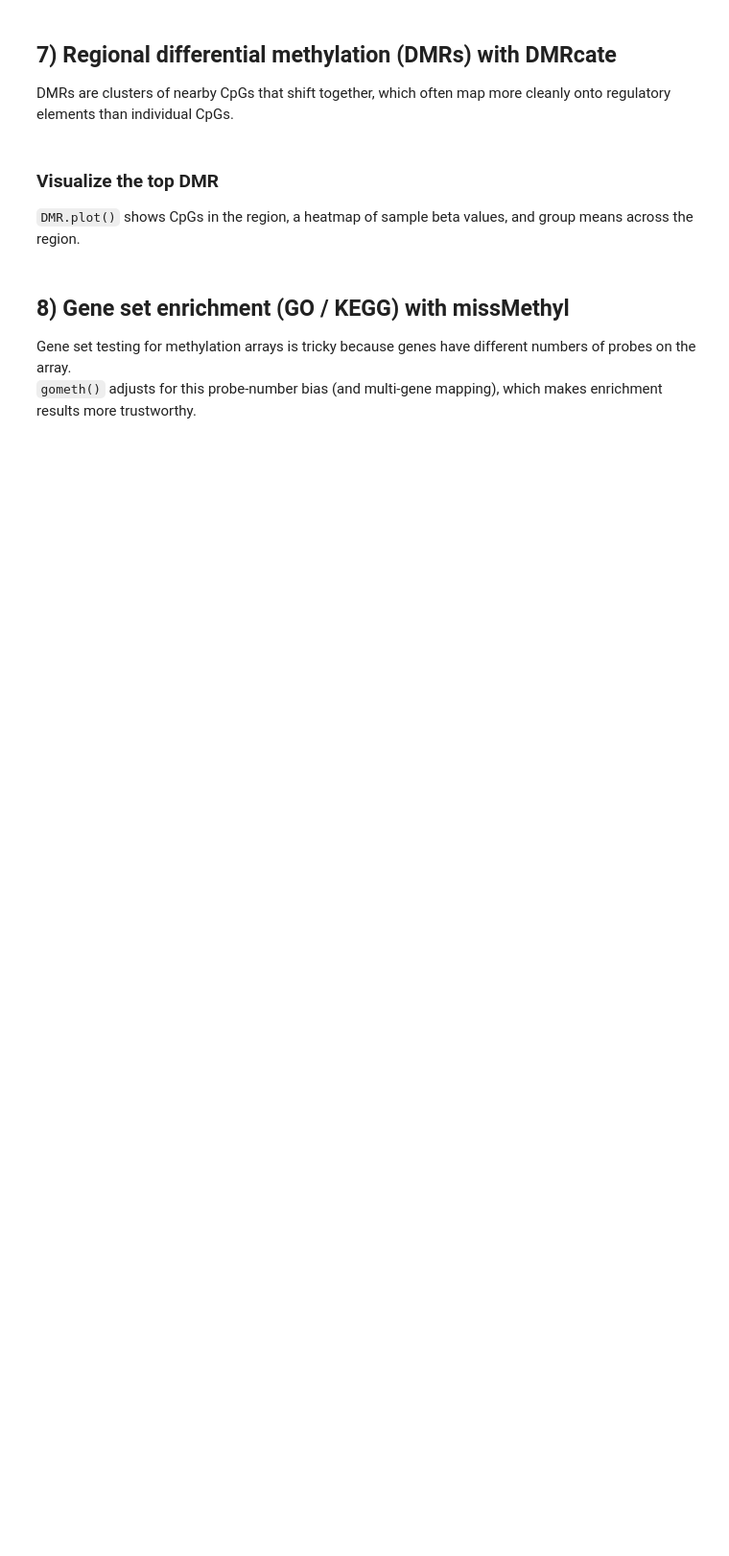
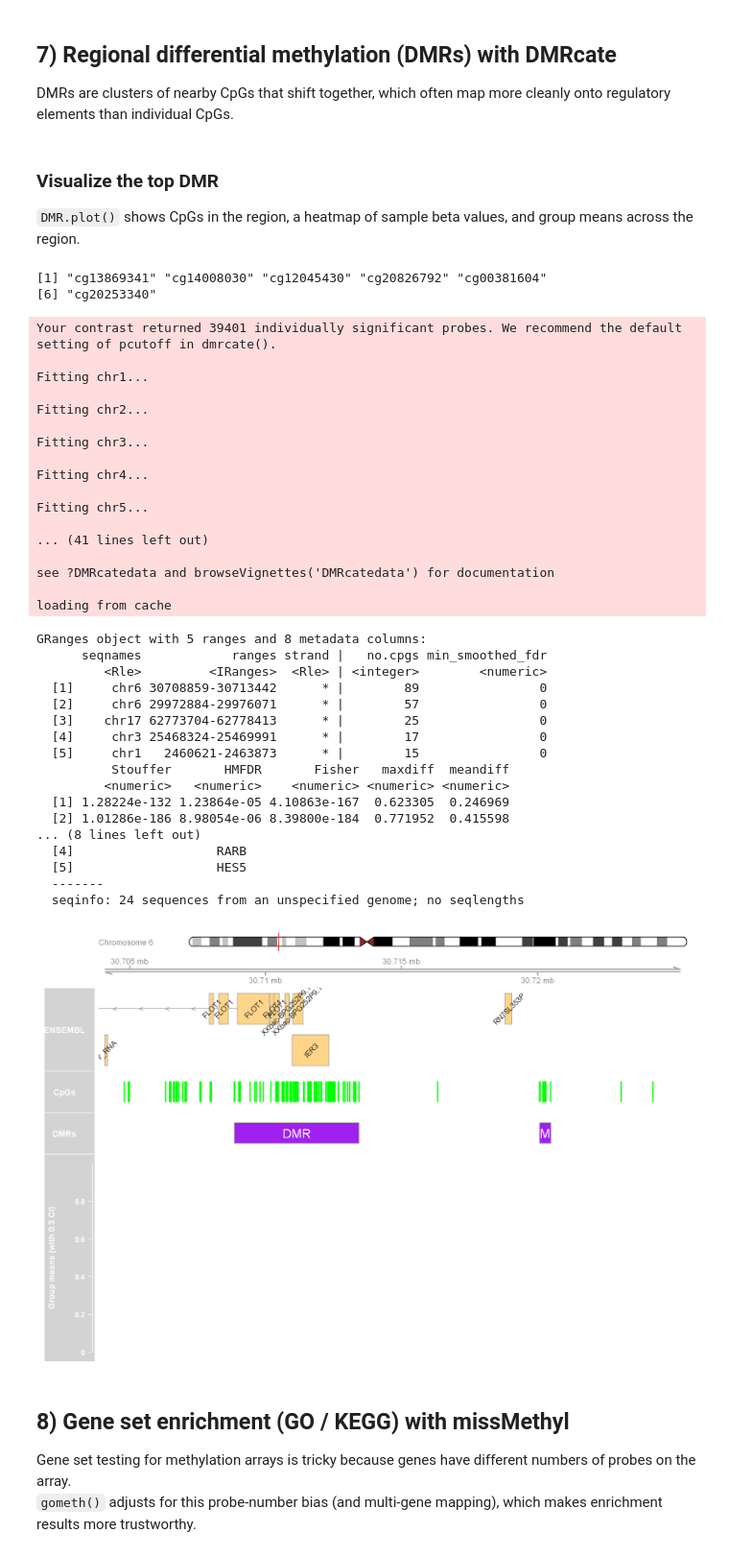
Before and after one commit to meshik/bioinformatics-code-hub, a Jupyter notebook: epigenomics/dna_methylation/r.ipynb, the cells around one changed output. Shown at 96% size. Cells and saved outputs as stored; diff of their text form; code cells hidden in the pictures; blank space fills up the shorter version.

Commit message:
full analysis - now in cleaning

```diff
--- a/epigenomics/dna_methylation/r.ipynb
+++ b/epigenomics/dna_methylation/r.ipynb
@@ -316,18 +361,77 @@ dmrs[1:5]
 
 `DMR.plot()` shows CpGs in the region, a heatmap of sample beta values, and group means across the region.
 # %%
-library(DMRcatedata)
+library(DMRcate)
+
+# (Optional sanity check: 450K probes should look like "cg0000..."
+head(rownames(beta_sub))
+
+myAnnotation <- cpg.annotate(
+  object = m_sub,
+  datatype = "array",
+  what = "M",
+  analysis.type = "differential",
+  design = design,
+  contrasts = TRUE,
+  cont.matrix = cont,
+  coef = colnames(cont)[1],
+  arraytype = "450K"
+)
+
+dmrc <- dmrcate(myAnnotation, lambda = 1000, C = 2)
+dmrs <- extractRanges(dmrc, genome = "hg19")
+
+dmrs[1:5]
 
 # Plot first DMR (if present)
 if (length(dmrs) > 0) {
   DMR.plot(
     ranges = dmrs,
     dmr = 1,
     CpGs = beta_sub,
     phen.col = pheno_sub$Sample_Group,
+    arraytype = "450K",
     genome = "hg19"
   )
 }
+# %% [output]
+[1] "cg13869341" "cg14008030" "cg12045430" "cg20826792" "cg00381604"
+[6] "cg20253340"
+Your contrast returned 39401 individually significant probes. We recommend the default setting of pcutoff in dmrcate().
+
+Fitting chr1...
+
+Fitting chr2...
+
+Fitting chr3...
+
+Fitting chr4...
+
+Fitting chr5...
+
+... (41 lines left out)
+
+see ?DMRcatedata and browseVignettes('DMRcatedata') for documentation
+
+loading from cache
+GRanges object with 5 ranges and 8 metadata columns:
+      seqnames            ranges strand |   no.cpgs min_smoothed_fdr
+         <Rle>         <IRanges>  <Rle> | <integer>        <numeric>
+  [1]     chr6 30708859-30713442      * |        89                0
+  [2]     chr6 29972884-29976071      * |        57                0
+  [3]    chr17 62773704-62778413      * |        25                0
+  [4]     chr3 25468324-25469991      * |        17                0
+  [5]     chr1   2460621-2463873      * |        15                0
+          Stouffer       HMFDR       Fisher   maxdiff  meandiff
+         <numeric>   <numeric>    <numeric> <numeric> <numeric>
+  [1] 1.28224e-132 1.23864e-05 4.10863e-167  0.623305  0.246969
+  [2] 1.01286e-186 8.98054e-06 8.39800e-184  0.771952  0.415598
+... (8 lines left out)
+  [4]                   RARB
+  [5]                   HES5
+  -------
+  seqinfo: 24 sequences from an unspecified genome; no seqlengths
+[figure, added]
 # %% [markdown]
 ## 8) Gene set enrichment (GO / KEGG) with missMethyl
 
```
Also changed, not shown: parts of 8 cells of this notebook.
